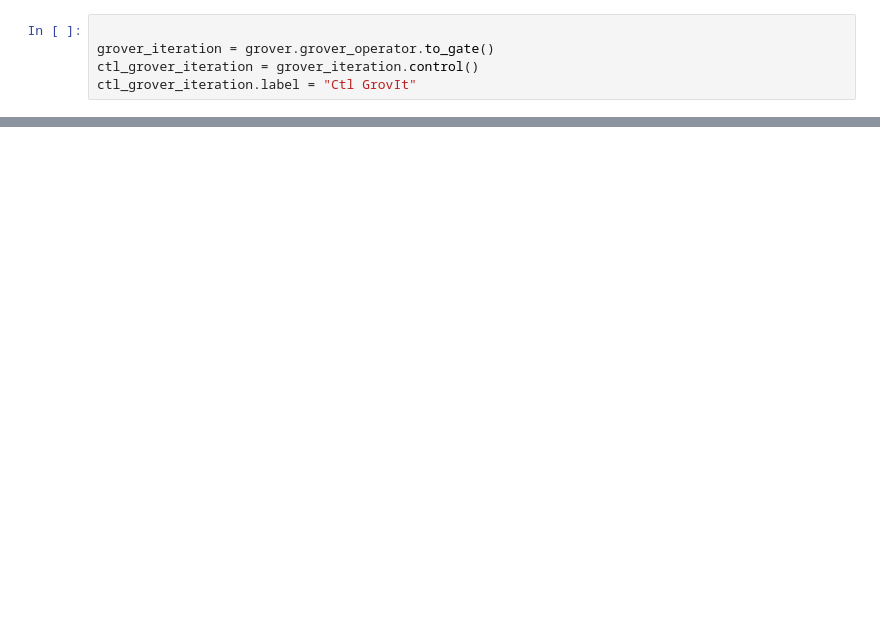
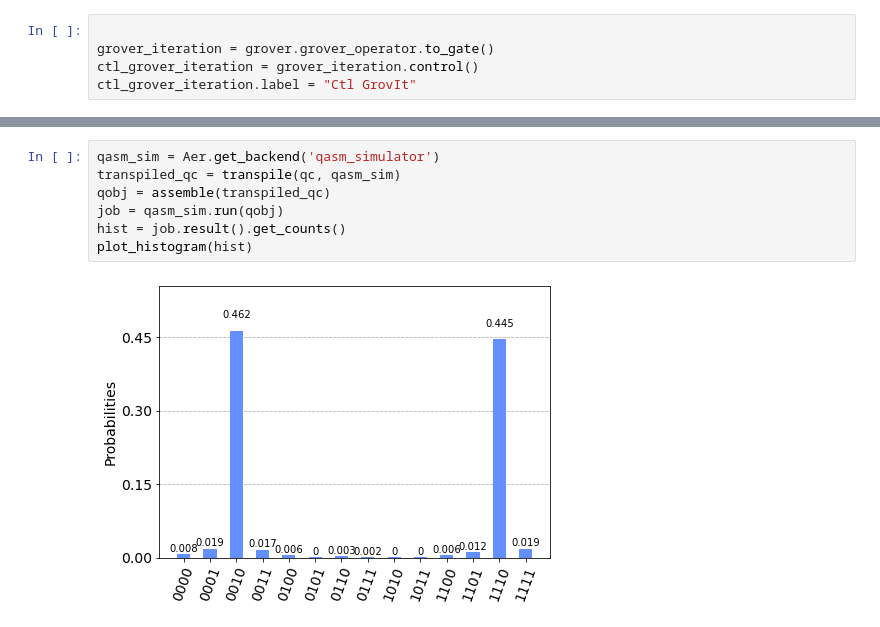
Before and after one commit to ix-stefstet/qaif, a Jupyter notebook: src/jupyter/Quantum Counting with Grover-Truthtable.ipynb, the cells around one changed output, grey strips where cells are left out. Saved outputs shown, nothing was run; the diff lists cells and outputs as text; blank space fills up the shorter version.

```diff
--- a/src/jupyter/Quantum Counting with Grover-Truthtable.ipynb
+++ b/src/jupyter/Quantum Counting with Grover-Truthtable.ipynb
@@ -88,0 +116,9 @@ CircuitError: 'The amount of qubit/clbit arguments does not match the gate expec
+# %%
+qasm_sim = Aer.get_backend('qasm_simulator')
+transpiled_qc = transpile(qc, qasm_sim)
+qobj = assemble(transpiled_qc)
+job = qasm_sim.run(qobj)
+hist = job.result().get_counts()
+plot_histogram(hist)
+# %% [output]
+[figure, added]
```
Also changed, not shown: parts of 6 cells of this notebook, 3 other files.
